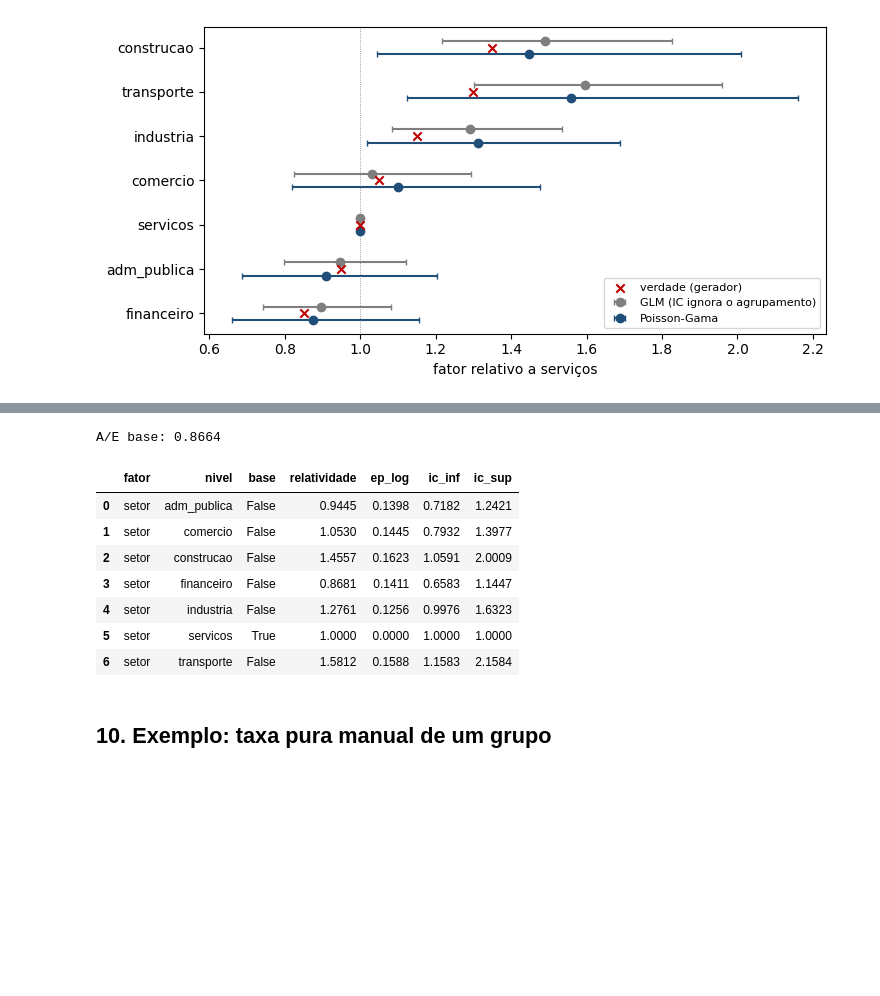
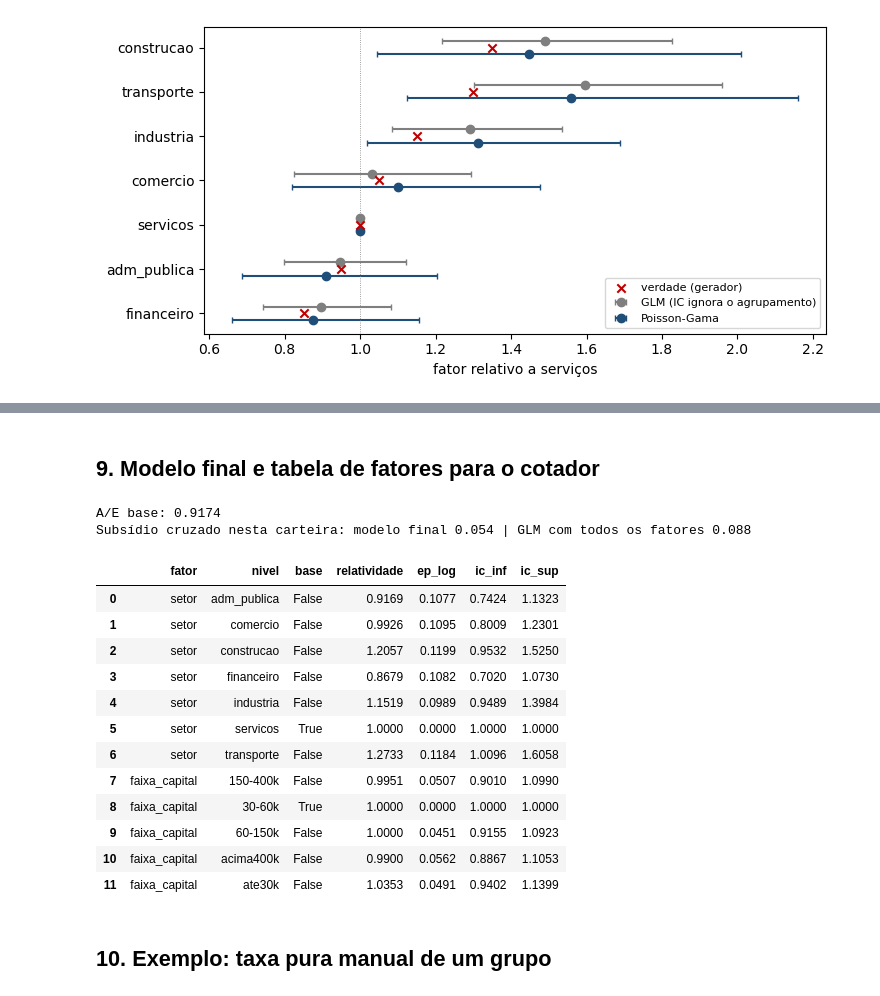
Before and after one commit to arthurpmotta02/vida-grupo-pricing, a Jupyter notebook: notebooks/02_taxa_manual.ipynb, the cells around one changed output, grey strips where cells are left out. Drawn from its saved outputs; the diff is of its cells as text; code cells hidden in the pictures; blank space fills up the shorter version.

Commit message:
Etapa 2: setor e capital obrigatórios com encolhimento, NB2 vs Poisson-Gama por AIC, subsídio cruzado

```diff
--- a/notebooks/02_taxa_manual.ipynb
+++ b/notebooks/02_taxa_manual.ipynb
@@ -279,0 +303,11 @@ de uso da taxa manual: cotar um grupo que o modelo nunca viu).
+# %%
+obrig = cm["fatores_obrigatorios"]
+selecionados, historico = M.selecionar_fatores(cel, F, alfa=cm["alfa_selecao"], obrigatorios=tuple(obrig))
+with warnings.catch_warnings(record=True) as avisos:
+    warnings.simplefilter("always")
+    lambdas, hist_lam = M.calibrar_encolhimento(cel, selecionados, obrig, cm["encolhimento"]["lambdas"],
+                                                cm["encolhimento"]["folds"], cm["semente_cv"])
+print("Fatores no modelo:", selecionados)
+print("Encolhimento escolhido (lambda):", lambdas)
+for a in avisos: print("AVISO:", a.message)
+hist_lam[hist_lam["volta"] == 2].pivot(index="lambda", columns="fator", values="dif_vs_melhor")
@@ -279,0 +336,12 @@ de uso da taxa manual: cotar um grupo que o modelo nunca viu).
+# %%
+det_v = V.detalhe_com_verdade(dados["vidas"], dados["estipulantes"], tabua, cfg["data_referencia"], cm,
+                              verdade_vidas, cs, cfg["exposicao"]["dias_por_ano"])
+base_cap = M.Desenho.criar(cel, ["faixa_capital"]).base["faixa_capital"]
+modelo_final = M.ajustar_poisson_gama(cel, selecionados, penalizacao={f: l for f, l in lambdas.items() if l > 0} or None)
+livre = M.ajustar_poisson_gama(cel, selecionados)
+fc = lambda r: r.fatores().query("fator == 'faixa_capital'").set_index("nivel")["relatividade"]
+ae = cel.groupby("faixa_capital").agg(E=("E", "sum"), N=("N", "sum"), VE=("valor_esperado", "sum"), VO=("valor_observado", "sum"))
+ordem = cm["faixas"]["capital"]["rotulos"]
+pd.DataFrame({"verdade (gerador)": V.relatividades_capital(det_v, base_cap),
+              "estimativa livre": fc(livre), "estimativa encolhida": fc(modelo_final),
+              "A/E contagem": ae["N"] / ae["E"], "A/E valor": ae["VO"] / ae["VE"], "óbitos": ae["N"]}).loc[ordem]
@@ -313,25 +404,39 @@ mesmo modelo entrega o k da renovação.
+# %% [markdown]
+## 9. Modelo final e tabela de fatores para o cotador
 # %%
-final = M.ajustar_poisson_gama(cel, selecionados)
+final = modelo_final
 meta = {"gerado_em": pd.Timestamp.today().date().isoformat(), "fonte_dados": "carteira sintética",
         "tabua": tabua.nome, "tabua_sha256": tabua.sha256, "corte_experiencia": info["corte_experiencia"],
         "obitos": info["obitos"], "esperados_tabua": round(info["esperados"], 2),
         "k_credibilidade": round(final.extra["k"], 3),
         "k_ic95": [round(x, 3) for x in final.extra["ic_k"]],
-        "selecao": "eliminação para trás, razão de verossimilhança, alfa = 5%",
+        "metodo_k": "máxima verossimilhança marginal (Bayes empírico); incerteza do k não propagada",
+        "fatores_obrigatorios": obrig, "encolhimento_lambda": lambdas,
+        "selecao_demais_fatores": f"razão de verossimilhança, alfa = {cm['alfa_selecao']}",
         "fatores_testados": F, "faixas": cm["faixas"]}
 tabela = M.tabela_fatores(final, meta)
 M.salvar_tabela(tabela, RAIZ / "artefatos/fatores_manual.yaml")
-print("A/E base:", round(tabela["meta"]["ae_base"], 4)); final.fatores()
+custo_v = V.custo_estrutural_por_grupo(det_v)
+print("A/E base:", round(tabela["meta"]["ae_base"], 4))
+print(f"Subsídio cruzado nesta carteira: modelo final {M.subsidio_cruzado(cel, final, custo_v):.3f} | "
+      f"GLM com todos os fatores {M.subsidio_cruzado(cel, glm, custo_v):.3f}")
+final.fatores()
 # %% [output]
-A/E base: 0.8664
+A/E base: 0.9174
+Subsídio cruzado nesta carteira: modelo final 0.054 | GLM com todos os fatores 0.088
 |  | fator | nivel | base | relatividade | ep_log | ic_inf | ic_sup |
-| 0 | setor | adm_publica | False | 0.9445 | 0.1398 | 0.7182 | 1.2421 |
-| 1 | setor | comercio | False | 1.0530 | 0.1445 | 0.7932 | 1.3977 |
-| 2 | setor | construcao | False | 1.4557 | 0.1623 | 1.0591 | 2.0009 |
-| 3 | setor | financeiro | False | 0.8681 | 0.1411 | 0.6583 | 1.1447 |
-| 4 | setor | industria | False | 1.2761 | 0.1256 | 0.9976 | 1.6323 |
+| 0 | setor | adm_publica | False | 0.9169 | 0.1077 | 0.7424 | 1.1323 |
+| 1 | setor | comercio | False | 0.9926 | 0.1095 | 0.8009 | 1.2301 |
+| 2 | setor | construcao | False | 1.2057 | 0.1199 | 0.9532 | 1.5250 |
+| 3 | setor | financeiro | False | 0.8679 | 0.1082 | 0.7020 | 1.0730 |
+| 4 | setor | industria | False | 1.1519 | 0.0989 | 0.9489 | 1.3984 |
 | 5 | setor | servicos | True | 1.0000 | 0.0000 | 1.0000 | 1.0000 |
-| 6 | setor | transporte | False | 1.5812 | 0.1588 | 1.1583 | 2.1584 |
+| 6 | setor | transporte | False | 1.2733 | 0.1184 | 1.0096 | 1.6058 |
+| 7 | faixa_capital | 150-400k | False | 0.9951 | 0.0507 | 0.9010 | 1.0990 |
+| 8 | faixa_capital | 30-60k | True | 1.0000 | 0.0000 | 1.0000 | 1.0000 |
+| 9 | faixa_capital | 60-150k | False | 1.0000 | 0.0451 | 0.9155 | 1.0923 |
+| 10 | faixa_capital | acima400k | False | 0.9900 | 0.0562 | 0.8867 | 1.1053 |
+| 11 | faixa_capital | ate30k | False | 1.0353 | 0.0491 | 0.9402 | 1.1399 |
 # %% [markdown]
 ## 10. Exemplo: taxa pura manual de um grupo
 # %%
```
Also changed, not shown: parts of 33 cells of this notebook, 15 other files.
